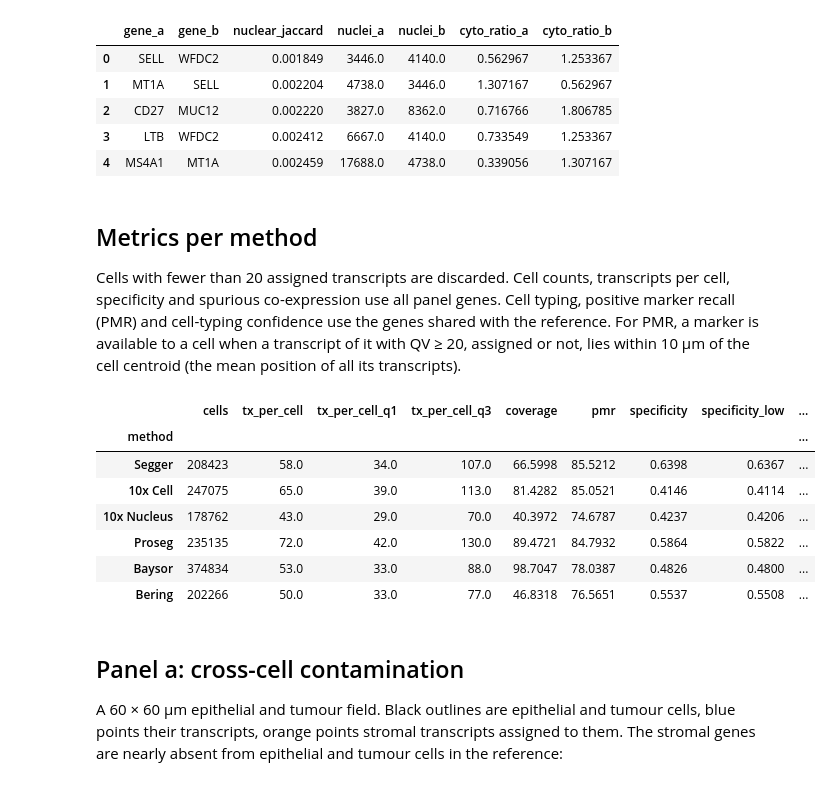
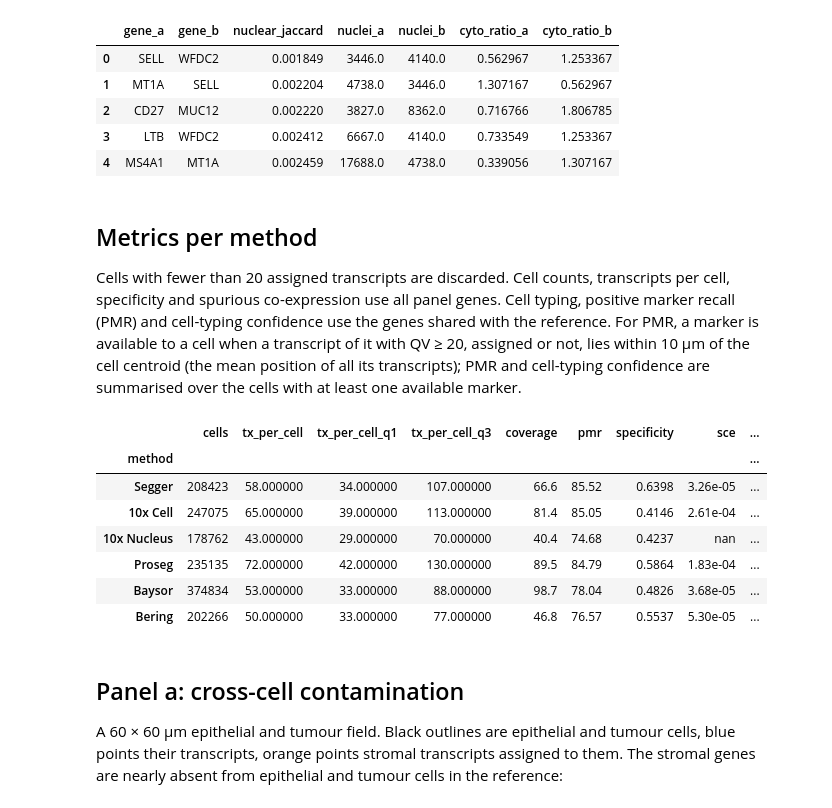
Before and after one commit to dpeerlab/segger-analysis, a Jupyter notebook: paper/figure_2_xenium_crc.ipynb, the cells around one changed output. Saved outputs shown, nothing was run; the diff lists cells and outputs as text; code cells hidden in the pictures.

```diff
--- a/paper/figure_2_xenium_crc.ipynb
+++ b/paper/figure_2_xenium_crc.ipynb
@@ -147,6 +152,6 @@ Clean markers of a cell type are the members of these pairs from that type whose
 # %%
 pairs = metrics.exclusive_gene_pairs(sg.io.read_transcripts(transcripts_path, columns=["cell_id", "overlaps_nucleus"]))
-detection = celltyping.detection_rates(reference, "Level1", genes=panel, layer="counts")
+detection = celltyping.detection_rates(reference, "Level1", genes=panel)
 host_genes = metrics.pair_host_genes(pairs, profiles, detection)
 pairs.head()
 # %% [output]
@@ -162,50 +167,49 @@ pairs.head()
 Cells with fewer than 20 assigned transcripts are discarded.
 Cell counts, transcripts per cell, specificity and spurious co-expression use all panel genes.
 Cell typing, positive marker recall (PMR) and cell-typing confidence use the genes shared with the reference.
-For PMR, a marker is available to a cell when a transcript of it with QV ≥ 20, assigned or not, lies within 10 µm of the cell centroid (the mean position of all its transcripts).
+For PMR, a marker is available to a cell when a transcript of it with QV ≥ 20, assigned or not, lies within 10 µm of the cell centroid (the mean position of all its transcripts); PMR and cell-typing confidence are summarised over the cells with at least one available marker.
 # %%
 field = sg.io.read_transcripts(transcripts_path, lazy=True)  # all transcripts with QV ≥ 20
 rows, per_cell, tables = [], {}, {}
 for method in METHODS:
     adata = metrics.cell_by_gene(tx, method, genes=panel, min_transcripts=20)
     tables[method] = adata
     celltyping.assign_cell_types(adata, profiles)
     adata_ref = metrics.cell_by_gene(tx, method, genes=list(profiles.columns), min_transcripts=20)
     adata_ref.obsm["spatial"] = adata[adata_ref.obs_names].obsm["spatial"]
     celltyping.assign_cell_types(adata_ref, profiles)
 
     pmr = metrics.positive_marker_recall(adata_ref, positive, profiles, field)
     scored = pmr.notna().to_numpy()
     spec = metrics.specificity(adata, host_genes, contamination)
     sce = metrics.spurious_coexpression(adata, pairs)
     n_tx = adata.obs["n_transcripts"]
-    confidence = adata_ref.obs["cell_type_confidence"]
+    confidence = adata_ref.obs["cell_type_confidence"][scored]
     rows.append({
         "method": method,
         "cells": adata.n_obs,
         "tx_per_cell": n_tx.median(), "tx_per_cell_q1": n_tx.quantile(0.25), "tx_per_cell_q3": n_tx.quantile(0.75),
         "coverage": 100 * metrics.coverage(tx, method),
         "pmr": np.average(pmr[scored], weights=adata_ref.obs["n_transcripts"][scored]),
-        "specificity": spec["specificity"], "specificity_low": spec["ci_low"], "specificity_high": spec["ci_high"],
-        "sce": sce["sce"], "sce_ci95": sce["ci95"],
+        "specificity": spec["specificity"], "sce": sce["sce"],
         "confidence": confidence.median(), "confidence_q1": confidence.quantile(0.25), "confidence_q3": confidence.quantile(0.75),
     })
     per_cell[method] = adata.obs[["n_transcripts", "cell_type"]].assign(
         x=adata.obsm["spatial"][:, 0], y=adata.obsm["spatial"][:, 1]
     )
 
 summary = pd.DataFrame(rows).set_index("method")
-summary.loc["10x Nucleus", ["sce", "sce_ci95"]] = np.nan  # 10x Nucleus is the reference of the SCE metric
-summary.round(4)
+summary.loc["10x Nucleus", "sce"] = np.nan  # 10x Nucleus is the reference of spurious co-expression
+summary.style.format({"coverage": "{:.1f}", "pmr": "{:.2f}", "specificity": "{:.4f}", "sce": "{:.2e}", "confidence": "{:.3f}", "confidence_q1": "{:.3f}", "confidence_q3": "{:.3f}"})
 # %% [output]
-|  | cells | tx_per_cell | tx_per_cell_q1 | tx_per_cell_q3 | coverage | pmr | specificity | specificity_low | ... |
+|  | cells | tx_per_cell | tx_per_cell_q1 | tx_per_cell_q3 | coverage | pmr | specificity | sce | ... |
 | method |  |  |  |  |  |  |  |  | ... |
-| Segger | 208423 | 58.0 | 34.0 | 107.0 | 66.5998 | 85.5212 | 0.6398 | 0.6367 | ... |
-| 10x Cell | 247075 | 65.0 | 39.0 | 113.0 | 81.4282 | 85.0521 | 0.4146 | 0.4114 | ... |
-| 10x Nucleus | 178762 | 43.0 | 29.0 | 70.0 | 40.3972 | 74.6787 | 0.4237 | 0.4206 | ... |
-| Proseg | 235135 | 72.0 | 42.0 | 130.0 | 89.4721 | 84.7932 | 0.5864 | 0.5822 | ... |
-| Baysor | 374834 | 53.0 | 33.0 | 88.0 | 98.7047 | 78.0387 | 0.4826 | 0.4800 | ... |
-| Bering | 202266 | 50.0 | 33.0 | 77.0 | 46.8318 | 76.5651 | 0.5537 | 0.5508 | ... |
+| Segger | 208423 | 58.000000 | 34.000000 | 107.000000 | 66.6 | 85.52 | 0.6398 | 3.26e-05 | ... |
+| 10x Cell | 247075 | 65.000000 | 39.000000 | 113.000000 | 81.4 | 85.05 | 0.4146 | 2.61e-04 | ... |
+| 10x Nucleus | 178762 | 43.000000 | 29.000000 | 70.000000 | 40.4 | 74.68 | 0.4237 | nan | ... |
+| Proseg | 235135 | 72.000000 | 42.000000 | 130.000000 | 89.5 | 84.79 | 0.5864 | 1.83e-04 | ... |
+| Baysor | 374834 | 53.000000 | 33.000000 | 88.000000 | 98.7 | 78.04 | 0.4826 | 3.68e-05 | ... |
+| Bering | 202266 | 50.000000 | 33.000000 | 77.000000 | 46.8 | 76.57 | 0.5537 | 5.30e-05 | ... |
 # %% [markdown]
 ## Panel a: cross-cell contamination
 
```
Also changed, not shown: parts of 13 cells of this notebook, 2 other files.
